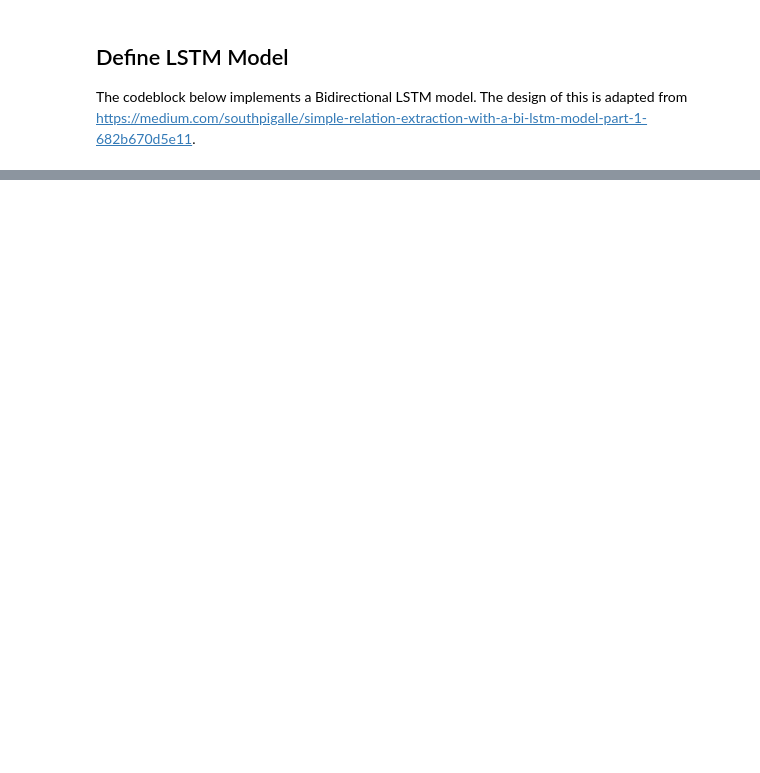
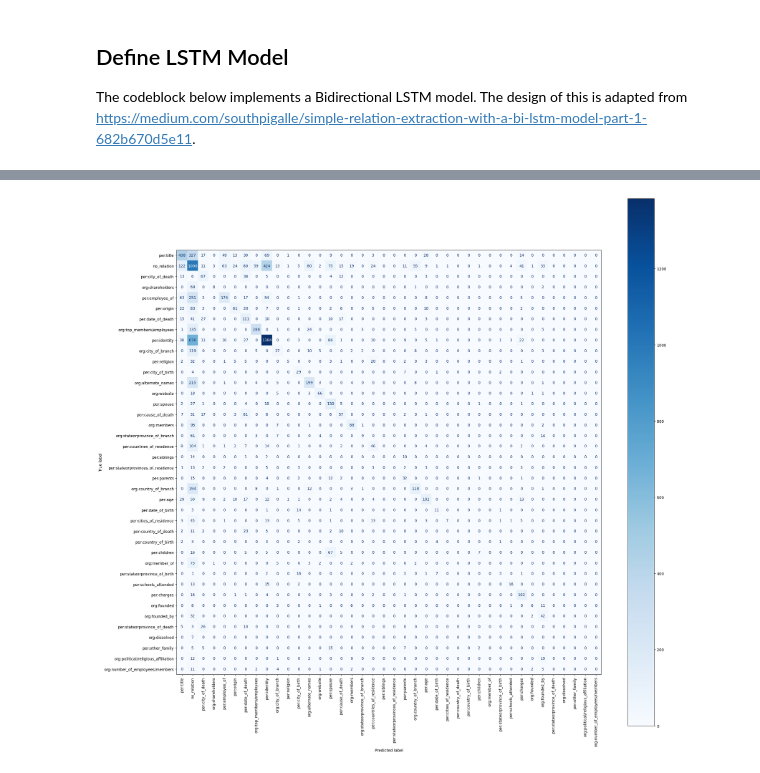
Before and after one commit to joehiggitt/relation-extraction, a Jupyter notebook: LSTM.ipynb, the cells around one changed output, grey strips where cells are left out. Cells and saved outputs as stored; diff of their text form; code cells hidden in the pictures; blank space fills up the shorter version.

```diff
--- a/LSTM.ipynb
+++ b/LSTM.ipynb
@@ -30,0 +31,30 @@ df.head(5)
+# %%
+# Define constants
+EMEDDING_SIZE = 300
+LSTM_UNITS = 128
+
+VOCAB_SIZE = 20000
+MAX_LEN = 100
+NUM_LABELS = df["relation"].nunique()
+
+EPOCHS = 10
+BATCH_SIZE = 128
+VAL_SPLIT = 0.2
+LR = 0.001
+# %%
+labels = df["relation"].unique()
+
+sentences = []
+relation_ids = []
+# for sentence in df['token'].values:
+for i, row in df.iterrows():
+    sentences.append(" ".join(row["token"]))
+    relation_ids.append(np.where(labels == row["relation"])[0][0])
+
+df.insert(4, "sentence", sentences, True)
+df.insert(3, "relation_id", relation_ids, True)
+
+X = df["sentence"].values
+y = tf.one_hot(df["relation_id"].values, NUM_LABELS)
+
+df.head(5)
@@ -142,0 +175,2 @@ model.compile(optimizer="adam", loss="categorical_crossentropy", metrics=["acc"]
+# %%
+model.fit(X, y, epochs=EPOCHS, batch_size=BATCH_SIZE, validation_split=VAL_SPLIT)
@@ -142,0 +199,14 @@ model.compile(optimizer="adam", loss="categorical_crossentropy", metrics=["acc"]
+# %%
+prediction_probs = model.predict(X)
+predictions = tf.argmax(prediction_probs, axis=1)
+y_index = tf.argmax(y, axis=1)
+
+cm = confusion_matrix(y_index, predictions)
+
+fig, ax = plt.subplots(figsize=(25, 25), dpi=100)
+dis = ConfusionMatrixDisplay(confusion_matrix=cm, display_labels=labels)
+dis.plot(ax=ax, im_kw={"interpolation": "nearest", "cmap": plt.cm.Blues}, xticks_rotation="vertical")
+plt.show()
+# print(classification_report(y_index, predictions, digits=3))
+# %% [output]
+[figure, added]
```
Also changed, not shown: parts of 12 cells of this notebook, 1 other file.
